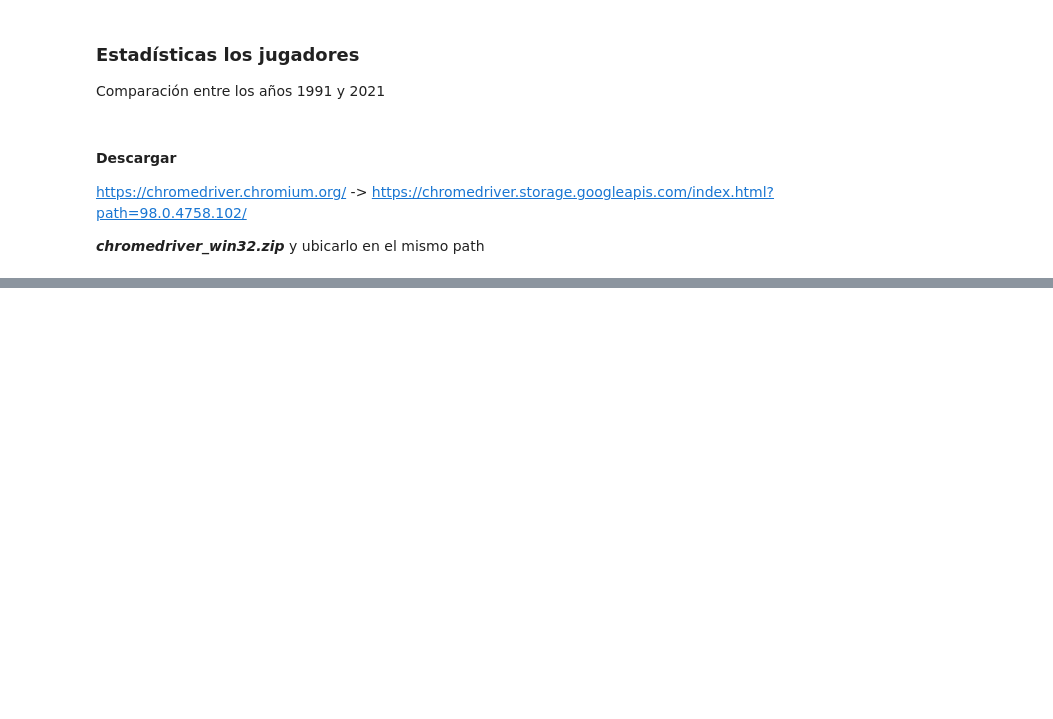
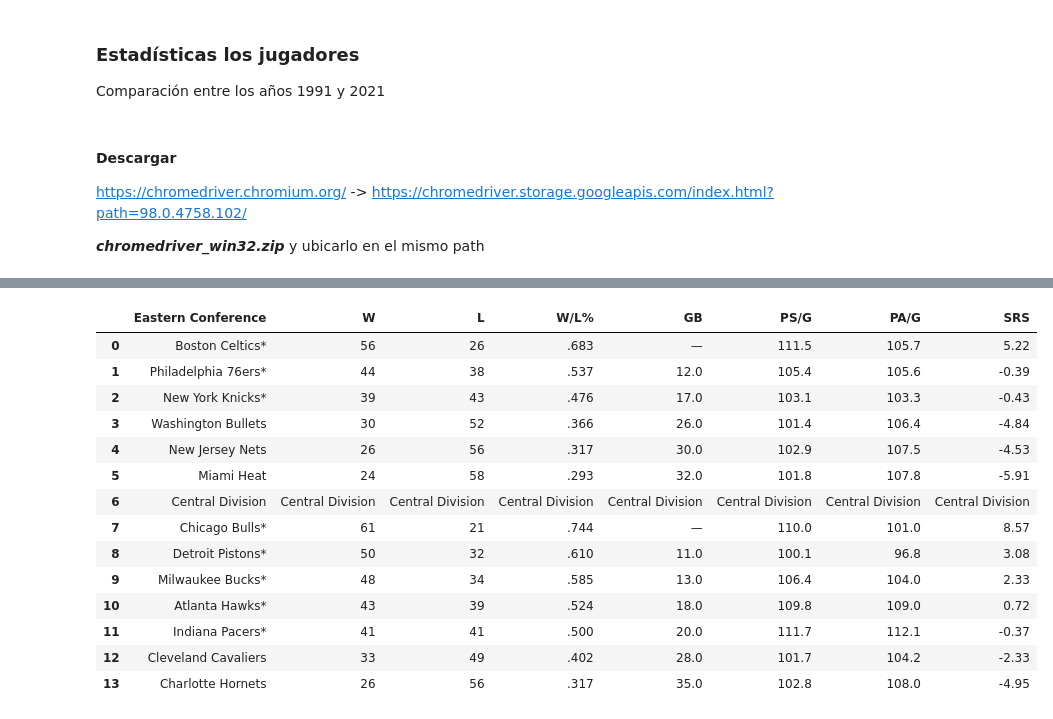
Before and after one commit to IsabelALL/TrabFinal, a Jupyter notebook: Web_Scraping_NBA.ipynb, the cells around one changed output, grey strips where cells are left out. Cells and saved outputs as stored; diff of their text form; code cells hidden in the pictures; blank space fills up the shorter version.

```diff
--- a/Web_Scraping_NBA.ipynb
+++ b/Web_Scraping_NBA.ipynb
@@ -229,0 +261,7 @@ driver = webdriver.Chrome(executable_path="C:/Users/Administrador/OneDrive/Escri
+# %%
+#AÑO INICIO -> 1991
+urll0 = "https://www.basketball-reference.com/leagues/NBA_1991_standings.html"
+dataa0 = requests.get(urll0) #descargar y obtener su información
+#AÑO FIN -> 2021
+urll1 = "https://www.basketball-reference.com/leagues/NBA_2021_standings.html"
+dataa1 = requests.get(urll1)
@@ -229,0 +289,23 @@ driver = webdriver.Chrome(executable_path="C:/Users/Administrador/OneDrive/Escri
+# %%
+#creamos la tabla con lo que necesitamos
+record_tablee0 = soupp0.find(id="divs_standings_E")
+# %%
+import pandas as pd
+record_1991 = pd.read_html(str(record_tablee0))[0] #la primera conincidencia es la que necesitamos
+record_1991
+# %% [output]
+|  | Eastern Conference | W | L | W/L% | GB | PS/G | PA/G | SRS |
+| 0 | Boston Celtics* | 56 | 26 | .683 | — | 111.5 | 105.7 | 5.22 |
+| 1 | Philadelphia 76ers* | 44 | 38 | .537 | 12.0 | 105.4 | 105.6 | -0.39 |
+| 2 | New York Knicks* | 39 | 43 | .476 | 17.0 | 103.1 | 103.3 | -0.43 |
+| 3 | Washington Bullets | 30 | 52 | .366 | 26.0 | 101.4 | 106.4 | -4.84 |
+| 4 | New Jersey Nets | 26 | 56 | .317 | 30.0 | 102.9 | 107.5 | -4.53 |
+| 5 | Miami Heat | 24 | 58 | .293 | 32.0 | 101.8 | 107.8 | -5.91 |
+| 6 | Central Division | Central Division | Central Division | Central Division | Central Division | Central Division | Central Division | Central Division |
+| 7 | Chicago Bulls* | 61 | 21 | .744 | — | 110.0 | 101.0 | 8.57 |
+| 8 | Detroit Pistons* | 50 | 32 | .610 | 11.0 | 100.1 | 96.8 | 3.08 |
+| 9 | Milwaukee Bucks* | 48 | 34 | .585 | 13.0 | 106.4 | 104.0 | 2.33 |
+| 10 | Atlanta Hawks* | 43 | 39 | .524 | 18.0 | 109.8 | 109.0 | 0.72 |
+| 11 | Indiana Pacers* | 41 | 41 | .500 | 20.0 | 111.7 | 112.1 | -0.37 |
+| 12 | Cleveland Cavaliers | 33 | 49 | .402 | 28.0 | 101.7 | 104.2 | -2.33 |
+| 13 | Charlotte Hornets | 26 | 56 | .317 | 35.0 | 102.8 | 108.0 | -4.95 |
```
Also changed, not shown: parts of 17 cells of this notebook.
